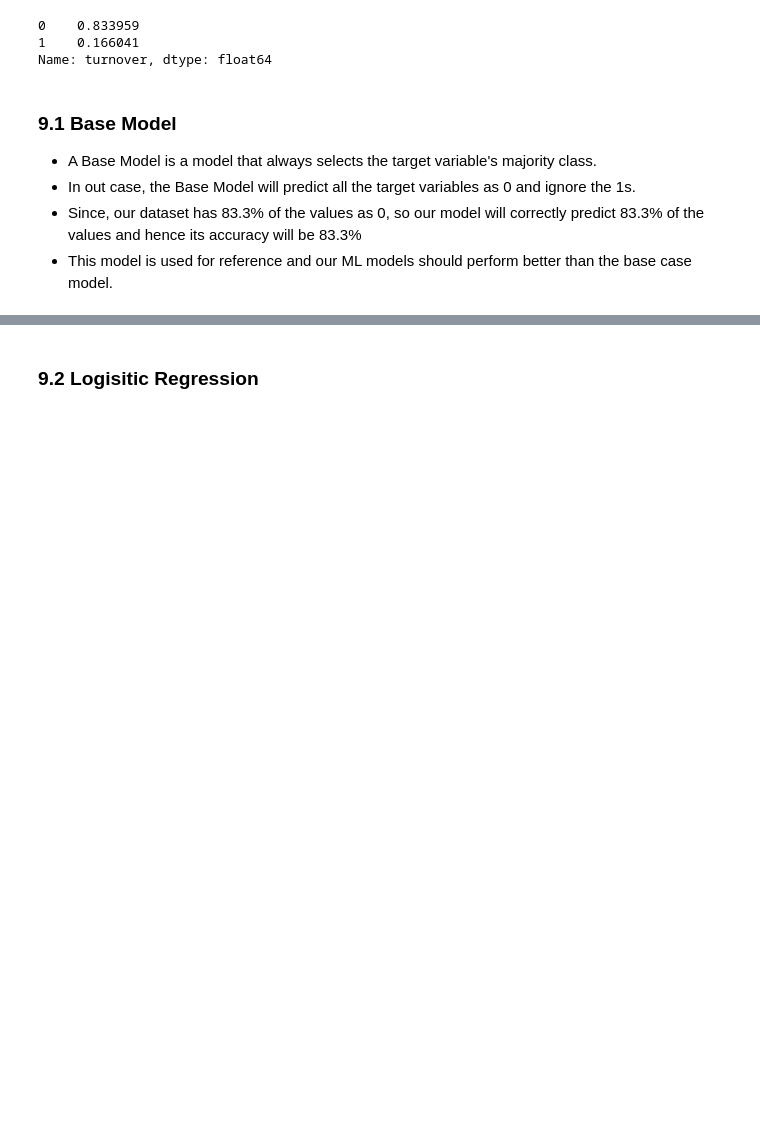
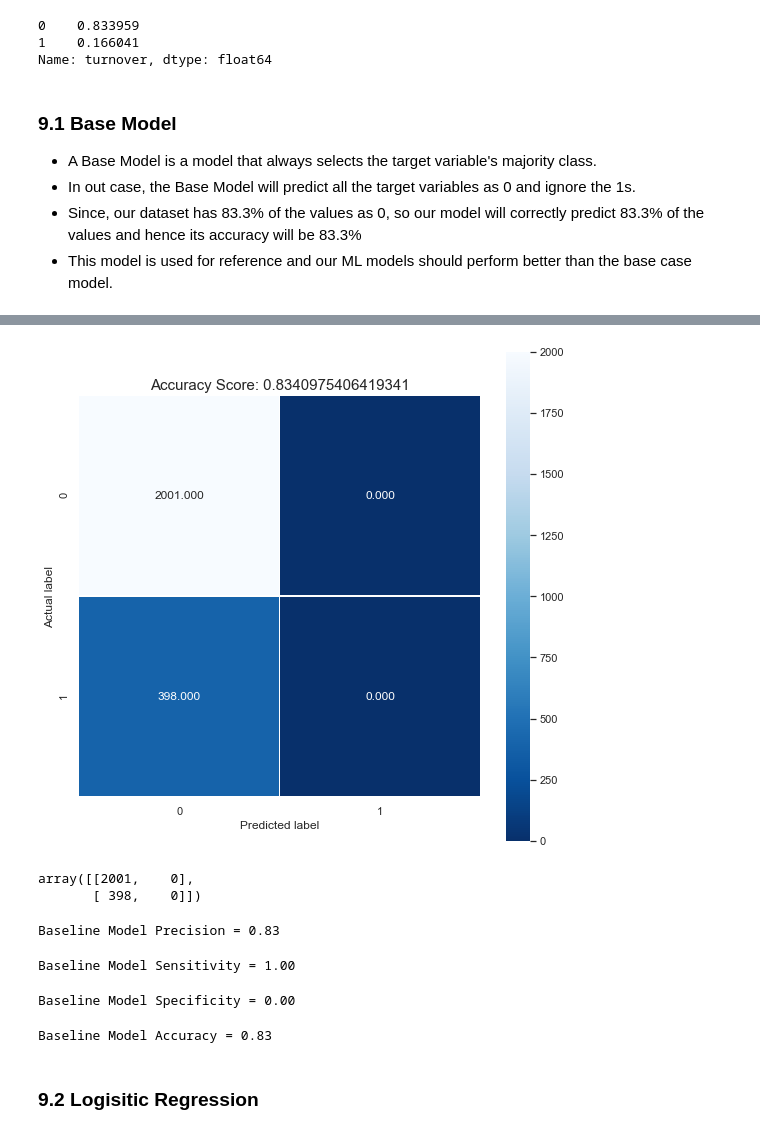
Before and after one commit to ankurdhamija83/Data-Science-Portfolio, a Jupyter notebook: Applied-ML-Models/HR-Analytics/HR-Analytics.ipynb, the cells around one changed output, grey strips where cells are left out. Saved outputs shown, nothing was run; the diff lists cells and outputs as text; code cells hidden in the pictures; blank space fills up the shorter version.

Commit message:
model-tuning

```diff
--- a/Applied-ML-Models/HR-Analytics/HR-Analytics.ipynb
+++ b/Applied-ML-Models/HR-Analytics/HR-Analytics.ipynb
@@ -633,6 +633,6 @@ Name: turnover, dtype: float64
 - This model is used for reference and our ML models should perform better than the base case model.
 # %%
 # Create base rate model
-def base_rate_model(X) :
+def baselineModel(X) :
     y = np.zeros(X.shape[0])
     return y
@@ -664,3 +665,45 @@ weighted avg       0.70      0.83      0.76      2399
+# %%
+# Baseline Model Confusion Matrix
+confusion_matrix = metrics.confusion_matrix(y_test, baselineModel(X_test))
+
+# Visualize Confusion matrix
+plt.figure(figsize=(9,9))
+sns.heatmap(confusion_matrix, annot=True, fmt=".3f", linewidths=.5, square = True, cmap = 'Blues_r');
+plt.ylabel('Actual label');
+plt.xlabel('Predicted label');
+all_sample_title = 'Accuracy Score: {0}'.format(metrics.accuracy_score(y_test, baselineModel(X_test)))
+plt.title(all_sample_title, size = 15);
+# %% [output]
+[figure, added]
+# %%
+confusion_matrix
+# %% [output]
+array([[2001,    0],
+       [ 398,    0]])
+# %%
+# Calculating Precision - From all the predicted 0 labels, how many did the model predict correctly
+precision = confusion_matrix[0][0]/(confusion_matrix[0][0] + confusion_matrix[1][0])
+print("Baseline Model Precision = %2.2f" % precision)
+# %% [output]
+Baseline Model Precision = 0.83
+# %%
+# Calculating Sensitivity aka Recall - From all the actual 0 labels, how many did the model predict correctly
+sensitivity = confusion_matrix[0][0]/(confusion_matrix[0][0] + confusion_matrix[0][1])
+print("Baseline Model Sensitivity = %2.2f" % sensitivity)
+# %% [output]
+Baseline Model Sensitivity = 1.00
+# %%
+# Calculating Specificity - From all the actual 1 labels, how many did the model predict correctly
+specificity = confusion_matrix[1][1]/(confusion_matrix[1][0] + confusion_matrix[1][1])
+print("Baseline Model Specificity = %2.2f" % specificity)
+# %% [output]
+Baseline Model Specificity = 0.00
+# %%
+# Calculating Accuracy - Percentage of correct predictions by the model
+accuracy = (confusion_matrix[0][0] + confusion_matrix[1][1])/(confusion_matrix[0][0] + confusion_matrix[0][1] + confusion_matrix[1][0] + confusion_matrix[1][1])
+print("Baseline Model Accuracy = %2.2f" % accuracy)
+# %% [output]
+Baseline Model Accuracy = 0.83
 # %% [markdown]
 ### 9.2 Logisitic Regression
 # %%
```
Also changed, not shown: parts of 39 cells of this notebook.
